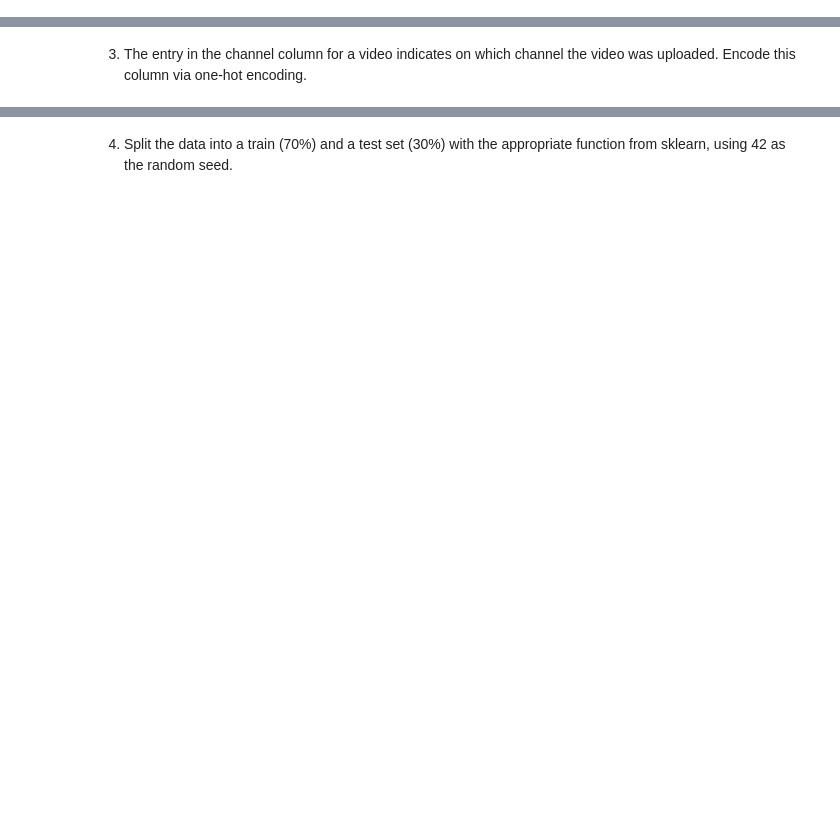
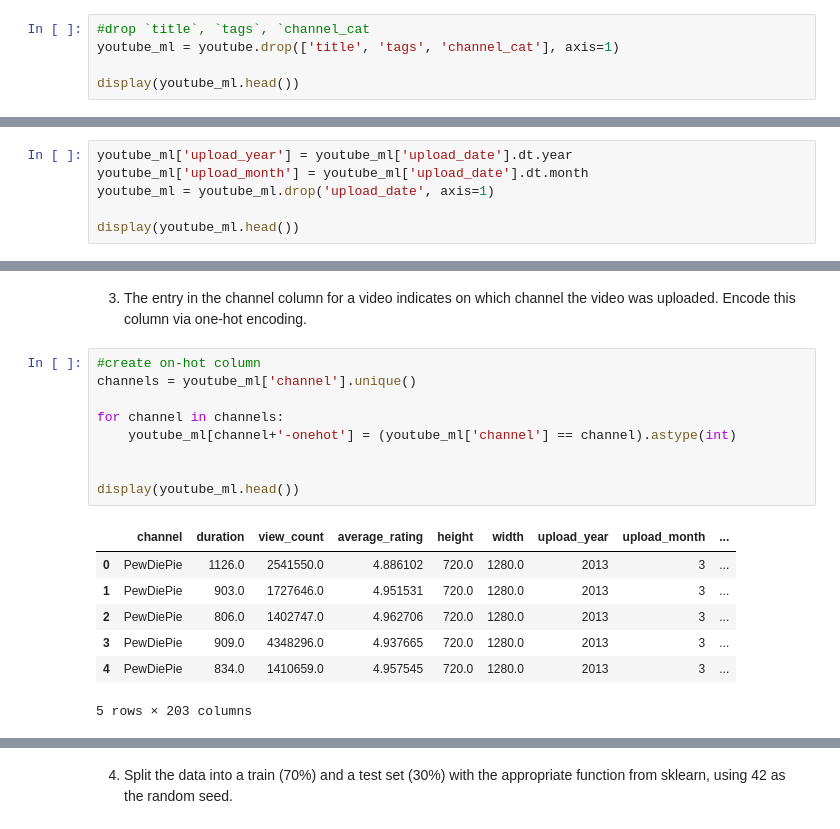
Before and after one commit to Palmisano-Enzo/2023, a Jupyter notebook: Old_exam/2019/exam.ipynb, the cells around one changed output, grey strips where cells are left out. Saved outputs shown, nothing was run; the diff lists cells and outputs as text; blank space fills up the shorter version.

```diff
--- a/Old_exam/2019/exam.ipynb
+++ b/Old_exam/2019/exam.ipynb
@@ -131,3 +194,8 @@ Your friend wants to figure out how they can optimize their videos for getting t
 ## B1: Get those shovels out again
 # %% [markdown]
 1. For the prediction model, use all rows of the dataset, but keep only the following columns: `view_count, channel, upload_date, duration, average_rating, height, width`.
+# %%
+#drop `title`, `tags`, `channel_cat
+youtube_ml = youtube.drop(['title', 'tags', 'channel_cat'], axis=1)
+
+display(youtube_ml.head())
@@ -134,2 +209,8 @@ Your friend wants to figure out how they can optimize their videos for getting t
 # %% [markdown]
 2. Extract the upload year and upload month from the `upload_date` column into the two columns `upload_year` and `upload_month`, and remove `upload_date`.
+# %%
+youtube_ml['upload_year'] = youtube_ml['upload_date'].dt.year
+youtube_ml['upload_month'] = youtube_ml['upload_date'].dt.month
+youtube_ml = youtube_ml.drop('upload_date', axis=1)
+
+display(youtube_ml.head())
@@ -136,2 +224,19 @@ Your friend wants to figure out how they can optimize their videos for getting t
 # %% [markdown]
 3. The entry in the channel column for a video indicates on which channel the video was uploaded. Encode this column via one-hot encoding.
+# %%
+#create on-hot column
+channels = youtube_ml['channel'].unique()
+
+for channel in channels:
+    youtube_ml[channel+'-onehot'] = (youtube_ml['channel'] == channel).astype(int)
+
+
+display(youtube_ml.head())
+# %% [output]
+|  | channel | duration | view_count | average_rating | height | width | upload_year | upload_month | ... |
+| 0 | PewDiePie | 1126.0 | 2541550.0 | 4.886102 | 720.0 | 1280.0 | 2013 | 3 | ... |
+| 1 | PewDiePie | 903.0 | 1727646.0 | 4.951531 | 720.0 | 1280.0 | 2013 | 3 | ... |
+| 2 | PewDiePie | 806.0 | 1402747.0 | 4.962706 | 720.0 | 1280.0 | 2013 | 3 | ... |
+| 3 | PewDiePie | 909.0 | 4348296.0 | 4.937665 | 720.0 | 1280.0 | 2013 | 3 | ... |
+| 4 | PewDiePie | 834.0 | 1410659.0 | 4.957545 | 720.0 | 1280.0 | 2013 | 3 | ... |
+5 rows × 203 columns
```
Also changed, not shown: parts of 25 cells of this notebook, 15 other files.
